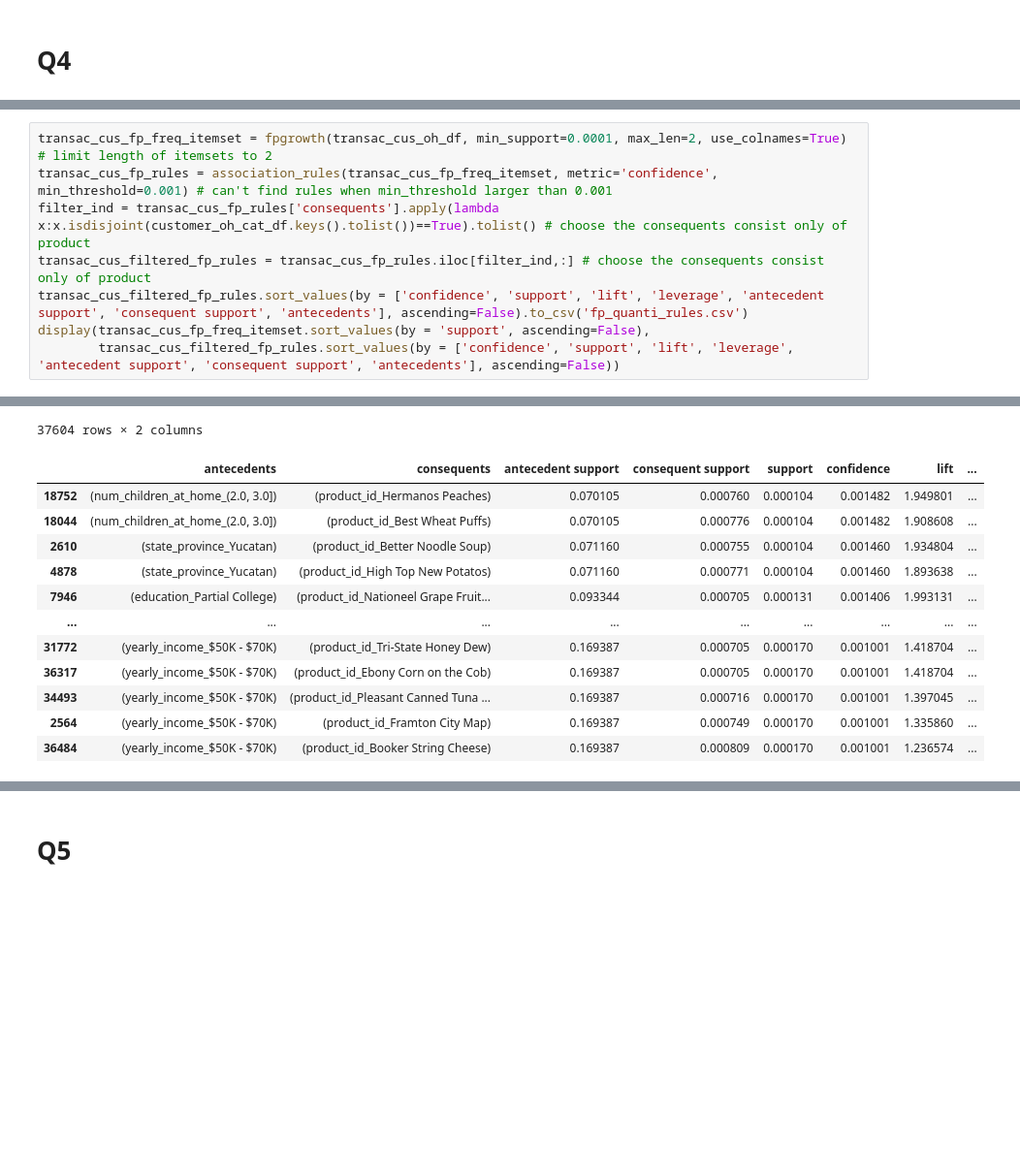
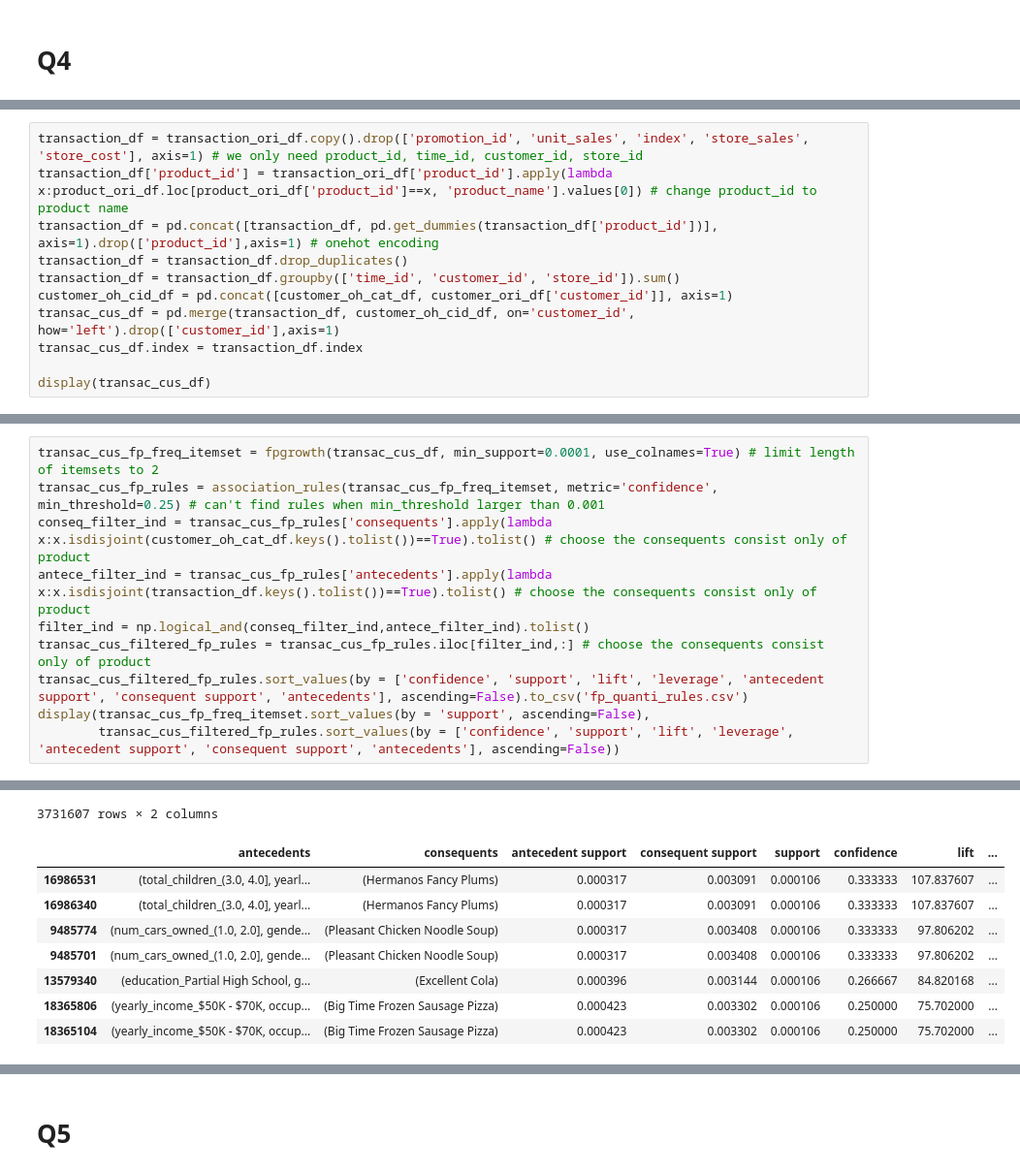
Before and after one commit to theabc50111/nccu_cs_hw, a Jupyter notebook: DataMining_HW/hw1/110753201_hw1_dm.ipynb, the cells around one changed output, grey strips where cells are left out. Shown at 97% size. Saved outputs shown, nothing was run; the diff lists cells and outputs as text; blank space fills up the shorter version.

```diff
--- a/DataMining_HW/hw1/110753201_hw1_dm.ipynb
+++ b/DataMining_HW/hw1/110753201_hw1_dm.ipynb
@@ -202,0 +182,11 @@ time: 27.6 s (started: 2022-01-20 08:21:00 +00:00)
+# %%
+transaction_df = transaction_ori_df.copy().drop(['promotion_id', 'unit_sales', 'index', 'store_sales', 'store_cost'], axis=1) # we only need product_id, time_id, customer_id, store_id
+transaction_df['product_id'] = transaction_ori_df['product_id'].apply(lambda x:product_ori_df.loc[product_ori_df['product_id']==x, 'product_name'].values[0]) # change product_id to product name
+transaction_df = pd.concat([transaction_df, pd.get_dummies(transaction_df['product_id'])], axis=1).drop(['product_id'],axis=1) # onehot encoding
+transaction_df = transaction_df.drop_duplicates()
+transaction_df = transaction_df.groupby(['time_id', 'customer_id', 'store_id']).sum()
+customer_oh_cid_df = pd.concat([customer_oh_cat_df, customer_ori_df['customer_id']], axis=1)
+transac_cus_df = pd.merge(transaction_df, customer_oh_cid_df, on='customer_id', how='left').drop(['customer_id'],axis=1)
+transac_cus_df.index = transaction_df.index
+
+display(transac_cus_df)
@@ -203,7 +220,9 @@ time: 27.6 s (started: 2022-01-20 08:21:00 +00:00)
 # %%
-transac_cus_fp_freq_itemset = fpgrowth(transac_cus_oh_df, min_support=0.0001, max_len=2, use_colnames=True) # limit length of itemsets to 2
-transac_cus_fp_rules = association_rules(transac_cus_fp_freq_itemset, metric='confidence', min_threshold=0.001) # can't find rules when min_threshold larger than 0.001
-filter_ind = transac_cus_fp_rules['consequents'].apply(lambda x:x.isdisjoint(customer_oh_cat_df.keys().tolist())==True).tolist() # choose the consequents consist only of product
+transac_cus_fp_freq_itemset = fpgrowth(transac_cus_df, min_support=0.0001, use_colnames=True) # limit length of itemsets to 2
+transac_cus_fp_rules = association_rules(transac_cus_fp_freq_itemset, metric='confidence', min_threshold=0.25) # can't find rules when min_threshold larger than 0.001
+conseq_filter_ind = transac_cus_fp_rules['consequents'].apply(lambda x:x.isdisjoint(customer_oh_cat_df.keys().tolist())==True).tolist() # choose the consequents consist only of product
+antece_filter_ind = transac_cus_fp_rules['antecedents'].apply(lambda x:x.isdisjoint(transaction_df.keys().tolist())==True).tolist() # choose the consequents consist only of product
+filter_ind = np.logical_and(conseq_filter_ind,antece_filter_ind).tolist()
 transac_cus_filtered_fp_rules = transac_cus_fp_rules.iloc[filter_ind,:] # choose the consequents consist only of product
 transac_cus_filtered_fp_rules.sort_values(by = ['confidence', 'support', 'lift', 'leverage', 'antecedent support', 'consequent support', 'antecedents'], ascending=False).to_csv('fp_quanti_rules.csv')
 display(transac_cus_fp_freq_itemset.sort_values(by = 'support', ascending=False),
@@ -224,13 +243,9 @@ display(transac_cus_fp_freq_itemset.sort_values(by = 'support', ascending=False)
-37604 rows × 2 columns
+3731607 rows × 2 columns
 |  | antecedents | consequents | antecedent support | consequent support | support | confidence | lift | ... |
-| 18752 | (num_children_at_home_(2.0, 3.0]) | (product_id_Hermanos Peaches) | 0.070105 | 0.000760 | 0.000104 | 0.001482 | 1.949801 | ... |
-| 18044 | (num_children_at_home_(2.0, 3.0]) | (product_id_Best Wheat Puffs) | 0.070105 | 0.000776 | 0.000104 | 0.001482 | 1.908608 | ... |
-| 2610 | (state_province_Yucatan) | (product_id_Better Noodle Soup) | 0.071160 | 0.000755 | 0.000104 | 0.001460 | 1.934804 | ... |
-| 4878 | (state_province_Yucatan) | (product_id_High Top New Potatos) | 0.071160 | 0.000771 | 0.000104 | 0.001460 | 1.893638 | ... |
-| 7946 | (education_Partial College) | (product_id_Nationeel Grape Fruit... | 0.093344 | 0.000705 | 0.000131 | 0.001406 | 1.993131 | ... |
-| ... | ... | ... | ... | ... | ... | ... | ... | ... |
-| 31772 | (yearly_income_$50K - $70K) | (product_id_Tri-State Honey Dew) | 0.169387 | 0.000705 | 0.000170 | 0.001001 | 1.418704 | ... |
-| 36317 | (yearly_income_$50K - $70K) | (product_id_Ebony Corn on the Cob) | 0.169387 | 0.000705 | 0.000170 | 0.001001 | 1.418704 | ... |
-| 34493 | (yearly_income_$50K - $70K) | (product_id_Pleasant Canned Tuna ... | 0.169387 | 0.000716 | 0.000170 | 0.001001 | 1.397045 | ... |
-| 2564 | (yearly_income_$50K - $70K) | (product_id_Framton City Map) | 0.169387 | 0.000749 | 0.000170 | 0.001001 | 1.335860 | ... |
-| 36484 | (yearly_income_$50K - $70K) | (product_id_Booker String Cheese) | 0.169387 | 0.000809 | 0.000170 | 0.001001 | 1.236574 | ... |
+| 16986531 | (total_children_(3.0, 4.0], yearl... | (Hermanos Fancy Plums) | 0.000317 | 0.003091 | 0.000106 | 0.333333 | 107.837607 | ... |
+| 16986340 | (total_children_(3.0, 4.0], yearl... | (Hermanos Fancy Plums) | 0.000317 | 0.003091 | 0.000106 | 0.333333 | 107.837607 | ... |
+| 9485774 | (num_cars_owned_(1.0, 2.0], gende... | (Pleasant Chicken Noodle Soup) | 0.000317 | 0.003408 | 0.000106 | 0.333333 | 97.806202 | ... |
+| 9485701 | (num_cars_owned_(1.0, 2.0], gende... | (Pleasant Chicken Noodle Soup) | 0.000317 | 0.003408 | 0.000106 | 0.333333 | 97.806202 | ... |
+| 13579340 | (education_Partial High School, g... | (Excellent Cola) | 0.000396 | 0.003144 | 0.000106 | 0.266667 | 84.820168 | ... |
+| 18365806 | (yearly_income_$50K - $70K, occup... | (Big Time Frozen Sausage Pizza) | 0.000423 | 0.003302 | 0.000106 | 0.250000 | 75.702000 | ... |
+| 18365104 | (yearly_income_$50K - $70K, occup... | (Big Time Frozen Sausage Pizza) | 0.000423 | 0.003302 | 0.000106 | 0.250000 | 75.702000 | ... |
```
Also changed, not shown: parts of 22 cells of this notebook, 7 other files.
